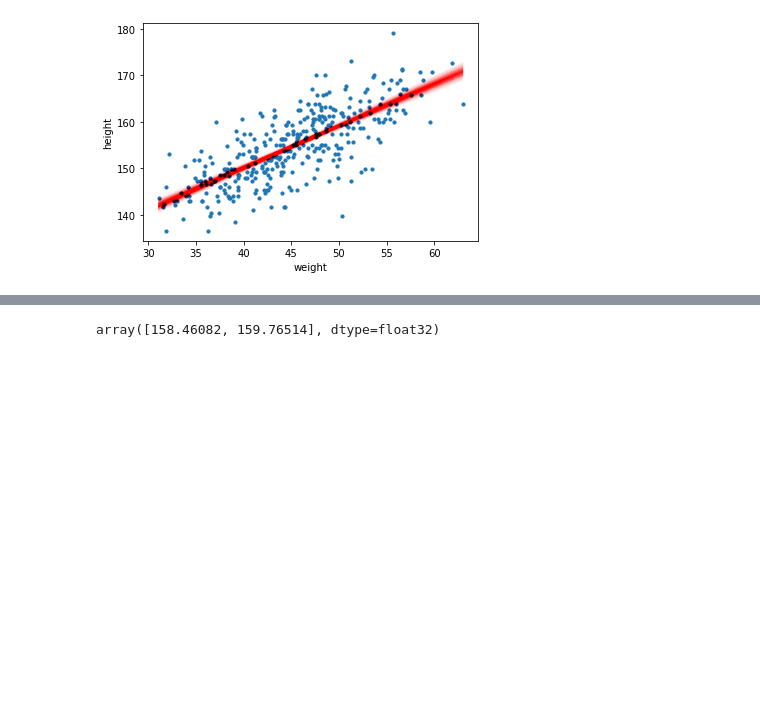
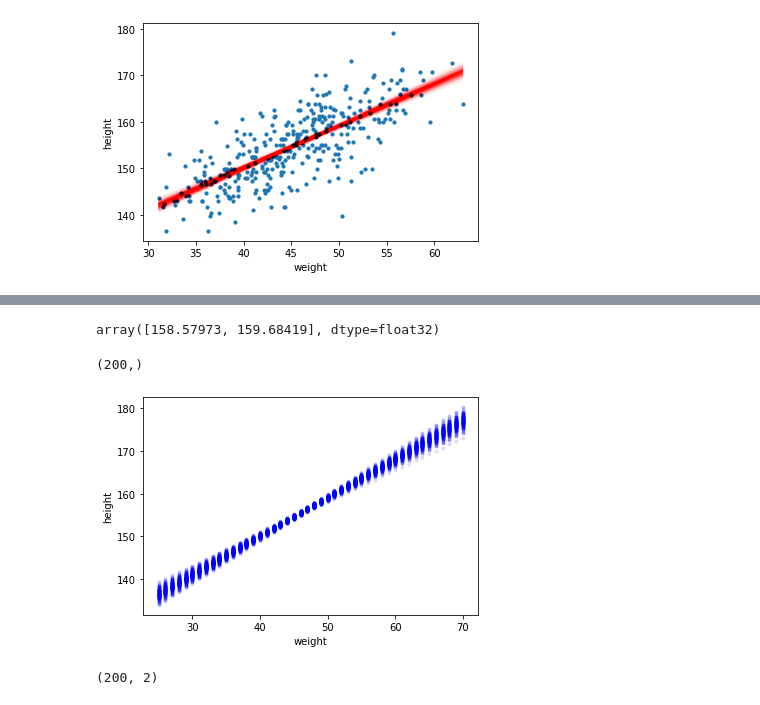
Before and after one commit to SamGijsen/StatisticalRethinking_PyMC, a Jupyter notebook: Chapter 4.ipynb, the cells around one changed output, grey strips where cells are left out. Drawn from its saved outputs; the diff is of its cells as text; code cells hidden in the pictures; blank space fills up the shorter version.

```diff
--- a/Chapter 4.ipynb
+++ b/Chapter 4.ipynb
@@ -421,4 +421,29 @@ az.plot_kde(mu_at_50);
 # %%
-az.hdi(mu_at_50)
+# code 4.52
+az.hdi(mu_at_50, hdi_prob=0.89)
 # %% [output]
-array([158.46082, 159.76514], dtype=float32)
+array([158.57973, 159.68419], dtype=float32)
+# %%
+trace_4_3_cut["a"].shape
+# %% [output]
+(200,)
+# %%
+# code 4.53
+weight_interval = np.arange(25, 71, 1)
+trace_4_3_cut = trace_4_3[::20]
+mu_at_w = np.zeros((len(weight_interval), len(trace_4_3_cut) * trace_4_3.nchains))
+for i, w in enumerate(weight_interval):
+    mu_at_w[i,:] = trace_4_3_cut["a"] + trace_4_3_cut["b"] * (w - xbar)
+# %%
+# code 4.55
+plt.plot(weight_interval, mu_at_w, "b.", alpha=0.1);
+plt.xlabel("weight")
+plt.ylabel("height");
+# %% [output]
+[figure, added]
+# %%
+mu_means = mu_at_w.mean(1)
+mu_hdi = az.hdi(mu_at_w)
+print(mu_hdi.shape)
+# %% [output]
+(200, 2)
```
Also changed, not shown: parts of 11 cells of this notebook.
